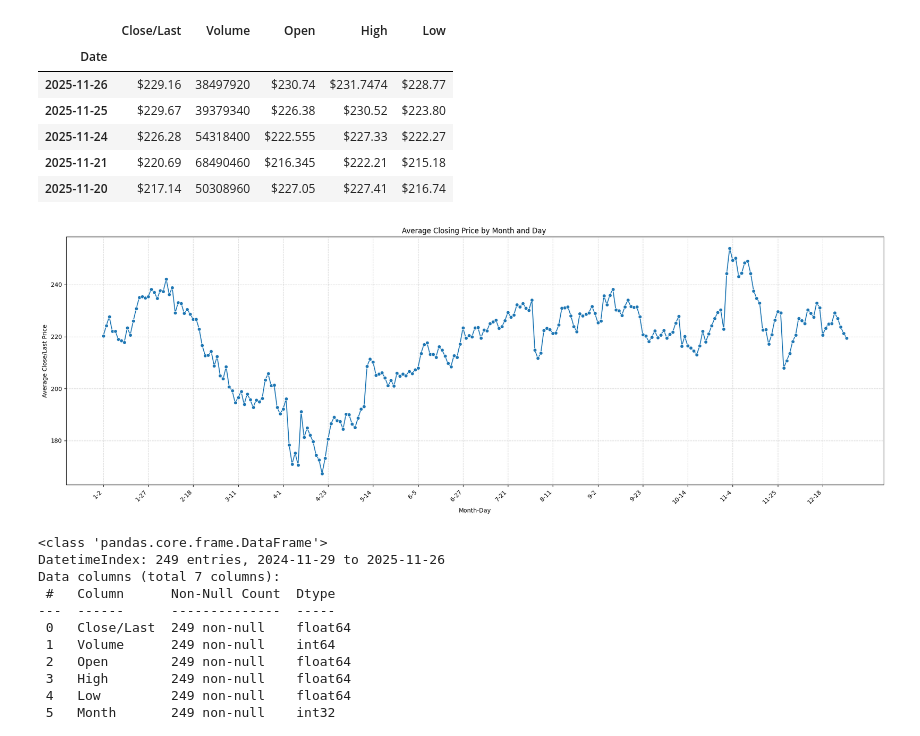
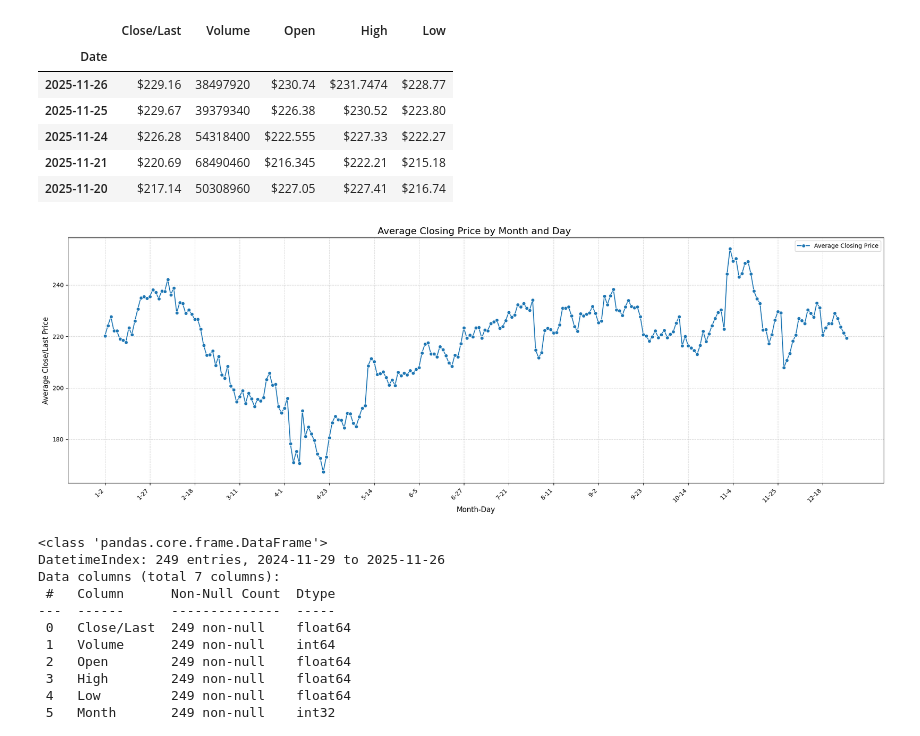
Before and after one commit to meghana2343/ADS-Project, a Jupyter notebook: stockprediction.ipynb, the cells around one changed output. Drawn from its saved outputs; the diff is of its cells as text; code cells hidden in the pictures.

```diff
--- a/stockprediction.ipynb
+++ b/stockprediction.ipynb
@@ -122,36 +121,37 @@ for col in cols:
 # %%
 # Create 'Month' and 'Day' columns from the Date index
 dataset['Month'] = dataset.index.month
 dataset['Day'] = dataset.index.day
 
-# Convert 'Close/Last' to numeric after removing '$' - This was already done in a previous cell (UMl_-qTRPN1t)
+# Convert 'Close/Last' to numeric after removing '$' - This was already done in a previous cell
 # dataset['Close/Last'] = dataset['Close/Last'].replace({r'\$': ''}, regex=True).astype(float)
 
 # Group by Month and Day and calculate the mean of 'Close/Last'
 daily_avg_price = dataset.groupby(['Month', 'Day'])['Close/Last'].mean().reset_index()
 
 # Create a combined 'Month-Day' string for plotting
 daily_avg_price['Month_Day'] = daily_avg_price['Month'].astype(str) + '-' + daily_avg_price['Day'].astype(str)
 
 # Plotting the average 'Close/Last' price by month and day
 plt.figure(figsize=(20, 7))
-sns.lineplot(x='Month_Day', y='Close/Last', data=daily_avg_price, marker='o')
-plt.title('Average Closing Price by Month and Day ')
-plt.xlabel('Month-Day')
-plt.ylabel('Average Close/Last Price')
+sns.lineplot(x='Month_Day', y='Close/Last', data=daily_avg_price, marker='o', label='Average Closing Price')
+plt.title('Average Closing Price by Month and Day ', fontsize=16)
+plt.xlabel('Month-Day', fontsize=12)
+plt.ylabel('Average Close/Last Price', fontsize=12)
 
 # Correcting the x-axis labels for better readability
 step = 15 # Display every 15th label
 num_labels = len(daily_avg_price['Month_Day'])
 selected_indices = np.arange(0, num_labels, step)
 selected_labels = daily_avg_price['Month_Day'].iloc[selected_indices]
 
 plt.xticks(selected_indices, selected_labels, rotation=45, ha='right', fontsize=10) # Rotate labels, increase fontsize
 plt.grid(True, linestyle='--', alpha=0.5)
+plt.legend()
 plt.tight_layout()
 plt.show()
 # %% [output]
-[figure, old version]
+[figure, new version]
 # %%
 dataset.info()
 # %% [output]
```
Also changed, not shown: parts of 13 cells of this notebook.
